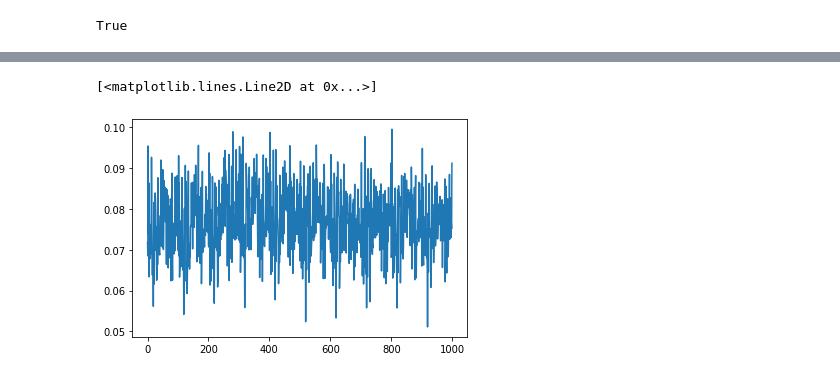
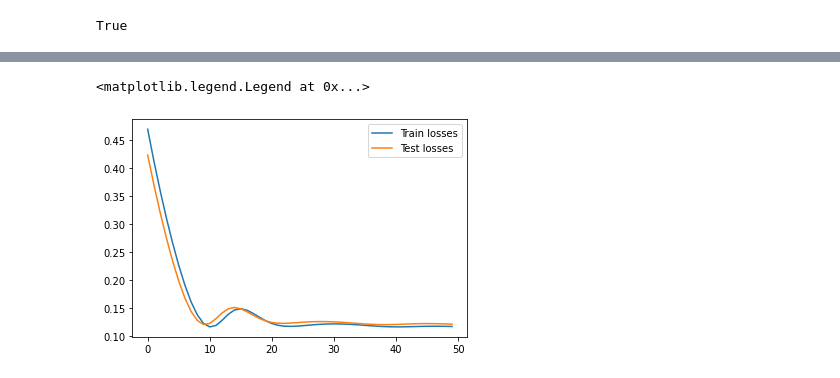
Before and after one commit to imbrem/atml-project, a Jupyter notebook: experiments/HeapData.ipynb, the cells around one changed output, grey strips where cells are left out. Saved outputs shown, nothing was run; the diff lists cells and outputs as text; code cells hidden in the pictures.

Commit message:
HeapData experiment

```diff
--- a/experiments/HeapData.ipynb
+++ b/experiments/HeapData.ipynb
@@ -29,14 +29,15 @@ TOKEN_DIM = 10
 # %%
-def make_array(token_dim: int = TOKEN_DIM, min_len: int = 1, max_len: int = 32, p_heapify: float = 0.4) -> Tuple[List[int], bool]:
+def make_array(min_len: int = 1, max_len: int = 32, p_heapify: float = 0.4) -> Tuple[List[int], bool]:
     result = []
-    for i in range(0, random.randint(min_len, max_len)):
-        result.append(list(torch.randn(token_dim)))
+    n = random.randint(min_len, max_len)
+    for i in range(0, n):
+        result.append(random.random())
     if random.random() < p_heapify:
         heapify(result)
         result_is_heap = True
     else:
         result_is_heap = is_heap(result)
-    return (torch.tensor(result), result_is_heap)
+    return (torch.tensor(result).view(n, -1), result_is_heap)
 # %%
 for i in range(0, 5):
     arr = make_array()
@@ -67,6 +68,6 @@ nx.draw_circular(nx.erdos_renyi_graph(16, 3/16))
 # %%
-def make_datapoint(token_dim: int = TOKEN_DIM, min_len: int = 1, max_len: int = 32, p_heapify: float = 0.4, p_heap_graph: float = 0.4) -> List[int]:
-    (nodes, is_heap) = make_array(token_dim, min_len, max_len, p_heapify)
+def make_datapoint(min_len: int = 1, max_len: int = 32, p_heapify: float = 0.4, p_heap_graph: float = 0.4) -> List[int]:
+    (nodes, is_heap) = make_array(min_len, max_len, p_heapify)
     n = nodes.shape[0]
     heapgraph_ = heapgraph(n)
     if random.random() < p_heap_graph:
@@ -132,6 +133,6 @@ list(generate_data(10))
 # %%
-training_data = torch_geometric.data.DataLoader(list(generate_data(10000)), batch_size=100)
-testing_data = torch_geometric.data.DataLoader(list(generate_data(1000)), batch_size=100)
+training_data = torch_geometric.data.DataLoader(list(generate_data(1000)), batch_size=1000)
+testing_data = torch_geometric.data.DataLoader(list(generate_data(1000)), batch_size=1000)
 # %%
 from ggnns.graph_level_ggnn import GraphLevelGGNN
 from ggnns.cycle_data import *
@@ -155,7 +154,8 @@ ggnn.train()
 epoch_losses = []
 batch_losses = []
 test_losses = []
-for epoch in trange(0, 10):
+for epoch in trange(0, 50):
+
     epoch_loss = 0.0
     count = 0
     for data in training_data:
@@ -170,6 +170,7 @@ for epoch in trange(0, 10):
     epoch_loss /= count
     epoch_losses.append(epoch_loss)
 
+
     test_loss = 0.0
     count = 0
     for data in testing_data:
@@ -193,5 +184,7 @@ plt.plot(test_losses)
-# %%
-plt.plot(batch_losses)
-# %% [output]
-[<matplotlib.lines.Line2D at 0x...>]
-[figure, removed]
+# %%
+plt.plot(epoch_losses, label="Train losses")
+plt.plot(test_losses, label="Test losses")
+plt.legend()
+# %% [output]
+<matplotlib.legend.Legend at 0x...>
+[figure, added]
```
Also changed, not shown: parts of 8 cells of this notebook.
